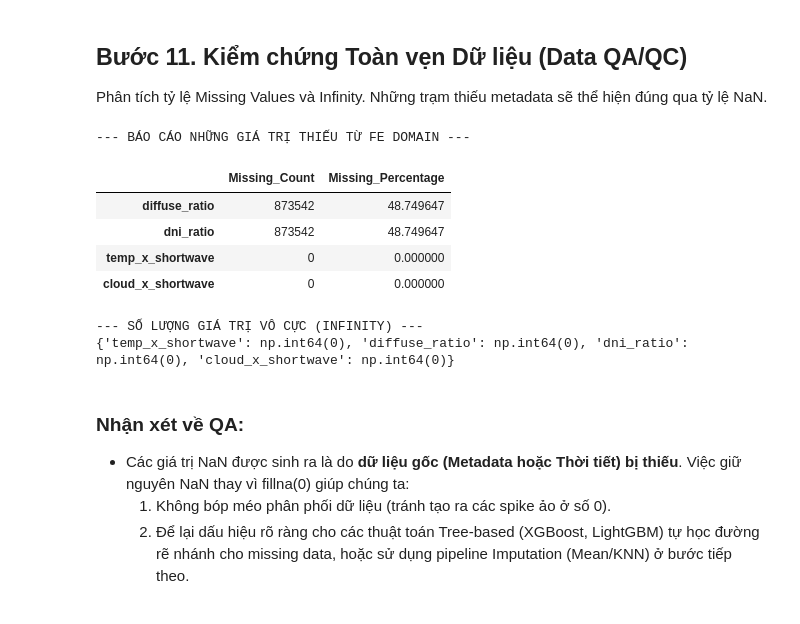
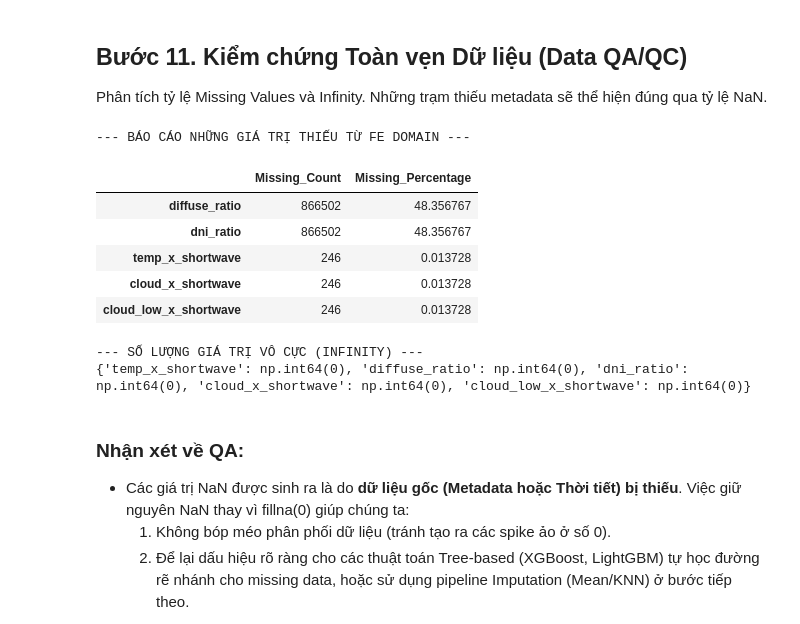
Before and after one commit to nguyenvunhut/solar-engergy, a Jupyter notebook: notebooks/refactor/03_3_features_aggregate.ipynb, the cells around one changed output. Cells and saved outputs as stored; diff of their text form; code cells hidden in the pictures.

```diff
--- a/notebooks/refactor/03_3_features_aggregate.ipynb
+++ b/notebooks/refactor/03_3_features_aggregate.ipynb
@@ -409,29 +439,30 @@ Phân tích tỷ lệ Missing Values và Infinity. Những trạm thiếu metada
 # %%
 # Nạp dữ liệu train vừa sinh ra để làm QA/QC và trực quan hóa
 df_fe = read_parquet(f'{OUTPUT_DIR}/{VERSION}_train_features.parquet')
-new_features = ['temp_x_shortwave', 'diffuse_ratio', 'dni_ratio', 'cloud_x_shortwave']
+new_features = ['temp_x_shortwave', 'diffuse_ratio', 'dni_ratio', 'cloud_x_shortwave', 'cloud_low_x_shortwave']
 
 # 11.1. Phân tích Missing Values
 missing_stats = df_fe[new_features].isna().sum().to_frame(name='Missing_Count')
 missing_stats['Missing_Percentage'] = (missing_stats['Missing_Count'] / len(df_fe)) * 100
 missing_stats = missing_stats.sort_values('Missing_Percentage', ascending=False)
 
 print("\n--- BÁO CÁO NHỮNG GIÁ TRỊ THIẾU TỪ FE DOMAIN ---")
 display(missing_stats)
 
 # Đếm Infinity
 inf_counts = {col: np.isinf(df_fe[col]).sum() for col in new_features if df_fe[col].dtype in ['float64', 'float32']}
 print("\n--- SỐ LƯỢNG GIÁ TRỊ VÔ CỰC (INFINITY) ---")
 print(inf_counts)
 # %% [output]
 --- BÁO CÁO NHỮNG GIÁ TRỊ THIẾU TỪ FE DOMAIN ---
 |  | Missing_Count | Missing_Percentage |
-| diffuse_ratio | 873542 | 48.749647 |
-| dni_ratio | 873542 | 48.749647 |
-| temp_x_shortwave | 0 | 0.000000 |
-| cloud_x_shortwave | 0 | 0.000000 |
+| diffuse_ratio | 866502 | 48.356767 |
+| dni_ratio | 866502 | 48.356767 |
+| temp_x_shortwave | 246 | 0.013728 |
+| cloud_x_shortwave | 246 | 0.013728 |
+| cloud_low_x_shortwave | 246 | 0.013728 |
 --- SỐ LƯỢNG GIÁ TRỊ VÔ CỰC (INFINITY) ---
-{'temp_x_shortwave': np.int64(0), 'diffuse_ratio': np.int64(0), 'dni_ratio': np.int64(0), 'cloud_x_shortwave': np.int64(0)}
+{'temp_x_shortwave': np.int64(0), 'diffuse_ratio': np.int64(0), 'dni_ratio': np.int64(0), 'cloud_x_shortwave': np.int64(0), 'cloud_low_x_shortwave': np.int64(0)}
 # %% [markdown]
 ### Nhận xét về QA:
 - Các giá trị NaN được sinh ra là do **dữ liệu gốc (Metadata hoặc Thời tiết) bị thiếu**. Việc giữ nguyên NaN thay vì fillna(0) giúp chúng ta:
```
Also changed, not shown: parts of 12 cells of this notebook, 24 other files.
